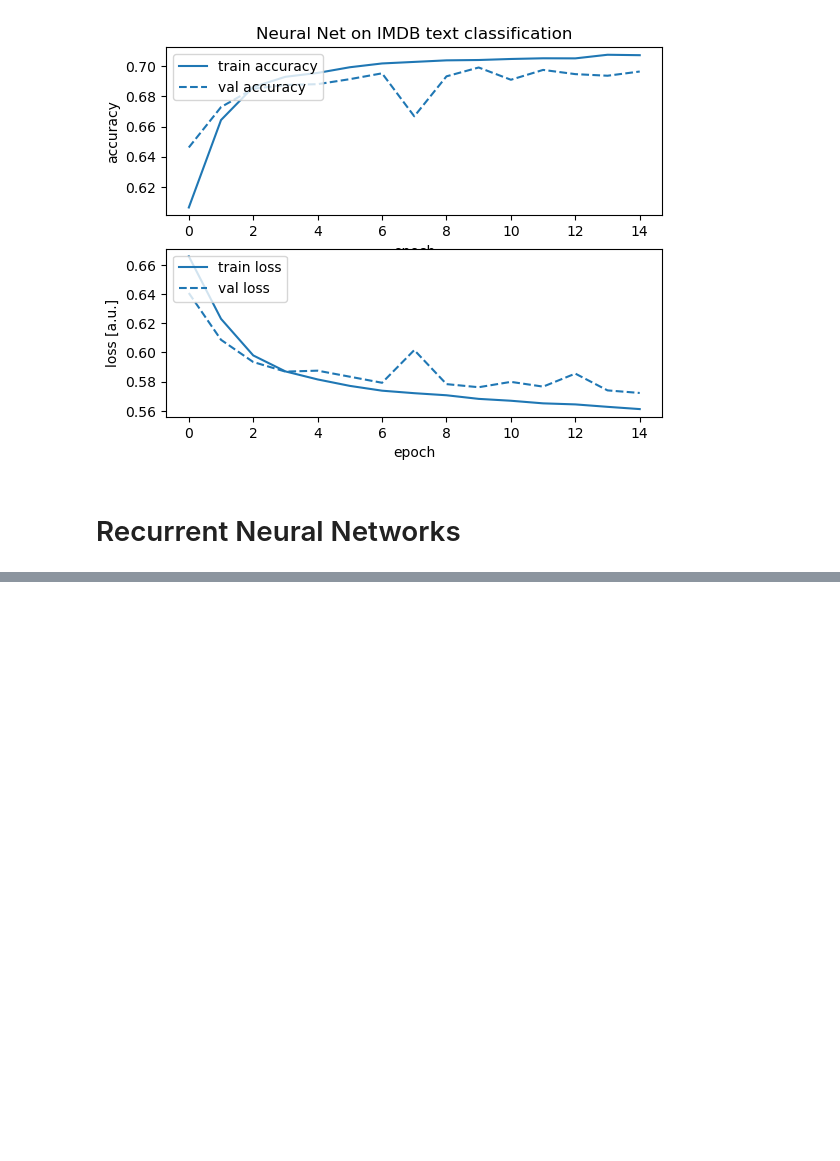
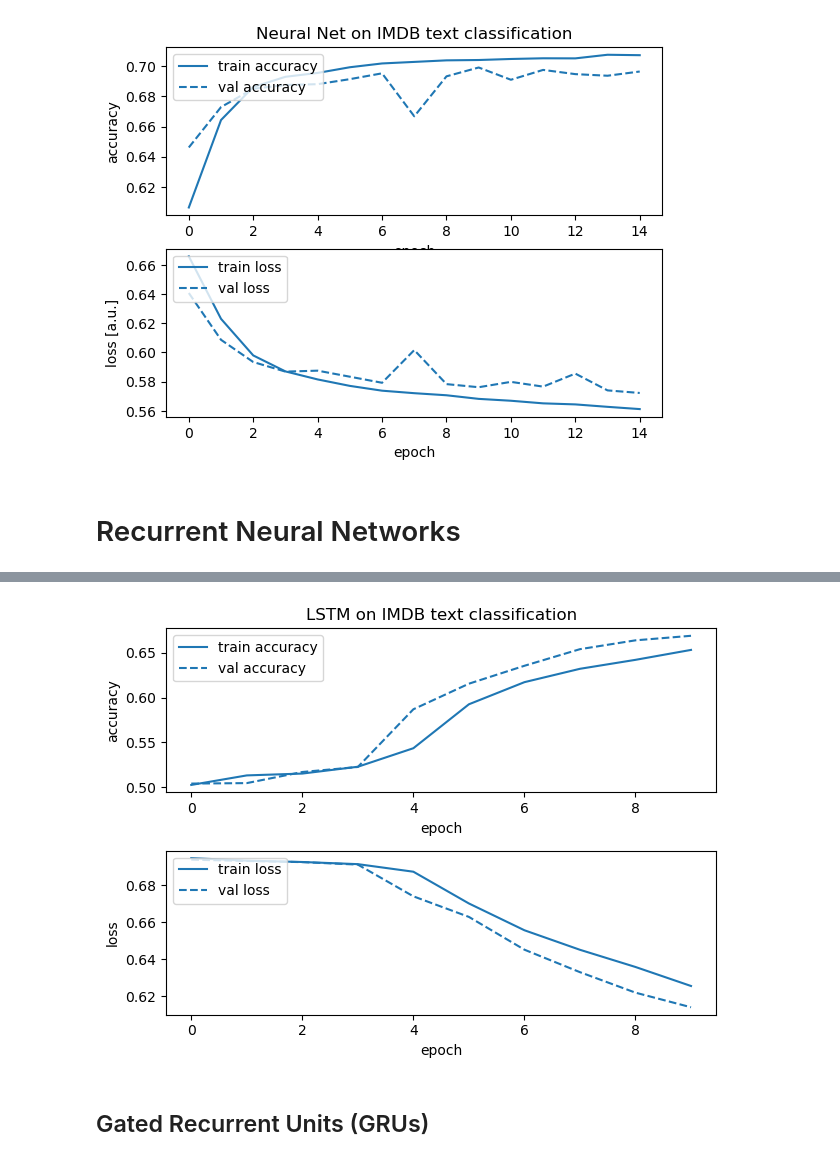
Before and after one commit to zpsheldon/nma_deeplearning, a Jupyter notebook: 8_ModernRNNs.ipynb, the cells around one changed output, grey strips where cells are left out. Drawn from its saved outputs; the diff is of its cells as text; code cells hidden in the pictures; blank space fills up the shorter version.

```diff
--- a/8_ModernRNNs.ipynb
+++ b/8_ModernRNNs.ipynb
@@ -769,0 +1251,44 @@ plt.show()
+# %%
+# Hyperparameters
+learning_rate = 0.0003
+layers = 2
+output_size = 2
+hidden_size = 16
+embedding_length = 100
+epochs = 10
+
+# Model, training, testing
+set_seed(SEED)
+lstm_model = LSTM(layers, output_size, hidden_size, vocab_size,
+                  embedding_length, DEVICE)
+lstm_model.to(DEVICE)
+lstm_train_loss, lstm_train_acc, lstm_validation_loss, lstm_validation_acc = train(lstm_model,
+                                                                                   DEVICE,
+                                                                                   train_iter,
+                                                                                   valid_iter,
+                                                                                   epochs,
+                                                                                   learning_rate)
+test_accuracy = test(lstm_model, DEVICE, test_iter)
+print(f'\n\nTest Accuracy: {test_accuracy} of the LSTM model\n')
+
+# Plotting accuracy curve
+plt.figure()
+plt.subplot(211)
+plot_train_val(np.arange(0, epochs), lstm_train_acc, lstm_validation_acc,
+               'train accuracy',
+               'val accuracy',
+               'LSTM on IMDB text classification',
+               'accuracy',
+               color='C0')
+plt.legend(loc='upper left')
+plt.subplot(212)
+plot_train_val(np.arange(0, epochs), lstm_train_loss, lstm_validation_loss,
+               'train loss',
+               'val loss',
+               '',
+               'loss',
+               color='C0')
+plt.legend(loc='upper left')
+plt.tight_layout()
+plt.show()
+# %% [output]
@@ -769,0 +1312,3 @@ plt.show()
+[figure, added]
+# %% [markdown]
+## Gated Recurrent Units (GRUs)
```
Also changed, not shown: parts of 47 cells of this notebook.
